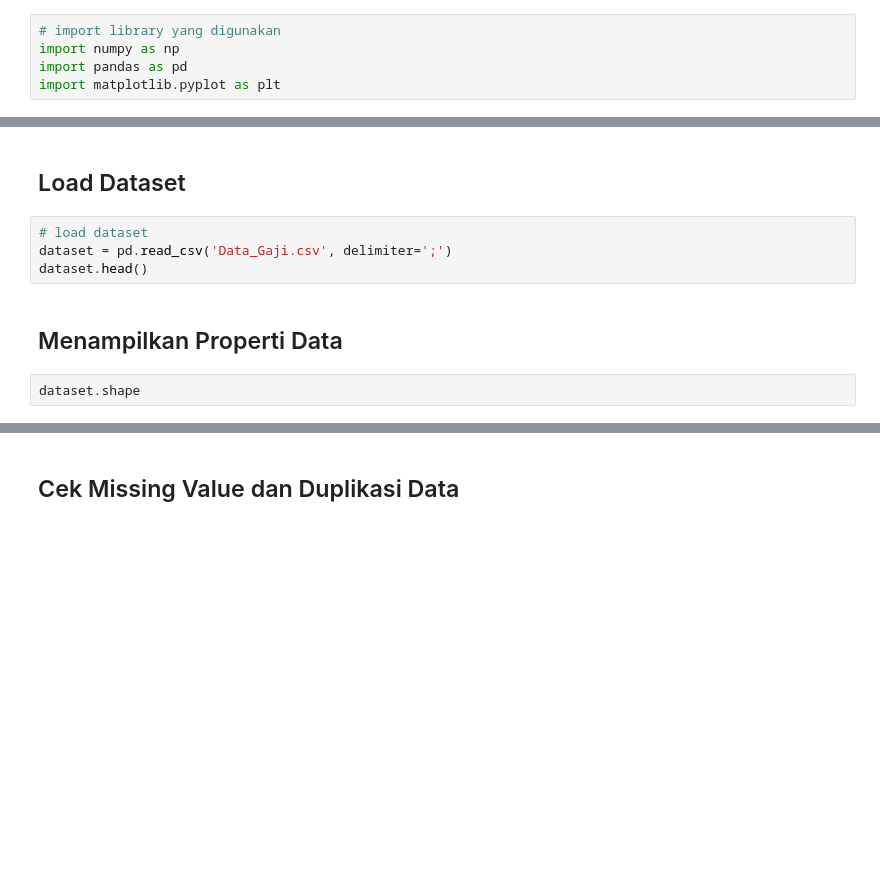
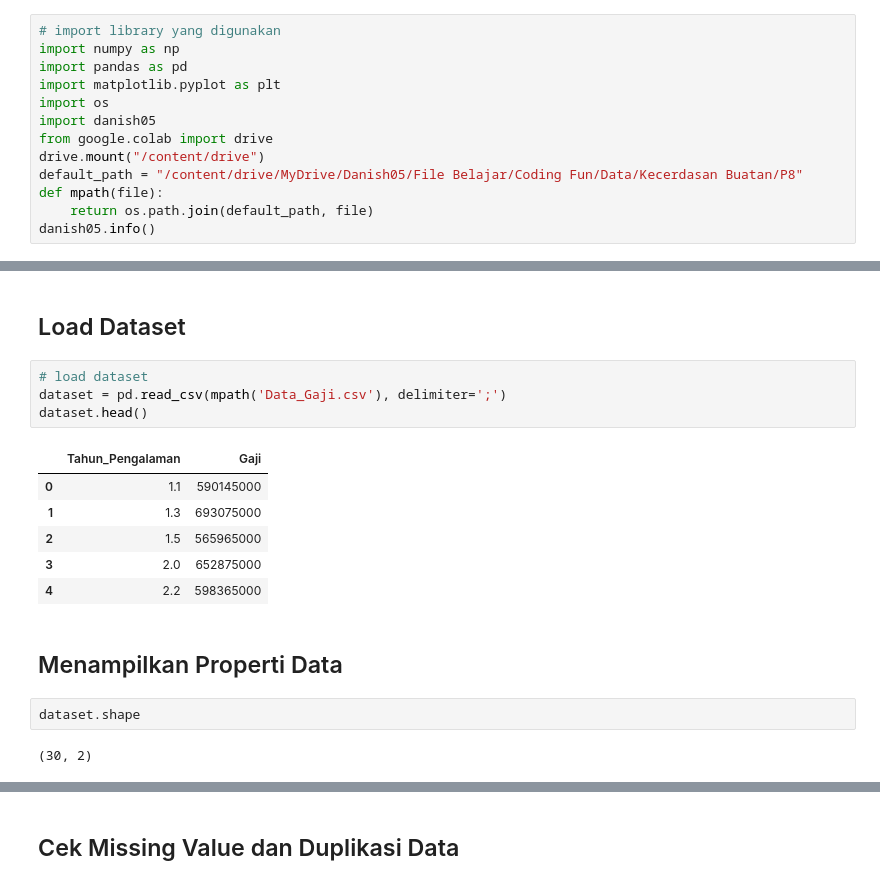
Before and after one commit to ImNotDanish05/2025_KC_TI-1A, a Jupyter notebook: P8_Jobsheet__Supervise_Learning_Regression.ipynb, the cells around one changed output, grey strips where cells are left out. Saved outputs shown, nothing was run; the diff lists cells and outputs as text; blank space fills up the shorter version.

```diff
--- a/P8_Jobsheet__Supervise_Learning_Regression.ipynb
+++ b/P8_Jobsheet__Supervise_Learning_Regression.ipynb
@@ -7,3 +27,11 @@
 import numpy as np
 import pandas as pd
 import matplotlib.pyplot as plt
+import os
+import danish05
+from google.colab import drive
+drive.mount("/content/drive")
+default_path = "/content/drive/MyDrive/Danish05/File Belajar/Coding Fun/Data/Kecerdasan Buatan/P8"
+def mpath(file):
+    return os.path.join(default_path, file)
+danish05.info()
@@ -11,11 +56,20 @@ import matplotlib.pyplot as plt
 ## Load Dataset
 # %%
 # load dataset
-dataset = pd.read_csv('Data_Gaji.csv', delimiter=';')
+dataset = pd.read_csv(mpath('Data_Gaji.csv'), delimiter=';')
 dataset.head()
+# %% [output]
+|  | Tahun_Pengalaman | Gaji |
+| 0 | 1.1 | 590145000 |
+| 1 | 1.3 | 693075000 |
+| 2 | 1.5 | 565965000 |
+| 3 | 2.0 | 652875000 |
+| 4 | 2.2 | 598365000 |
 # %% [markdown]
 ## Menampilkan Properti Data
 # %%
 dataset.shape
+# %% [output]
+(30, 2)
 # %%
 dataset.dtypes
```
Also changed, not shown: parts of 11 cells of this notebook.
